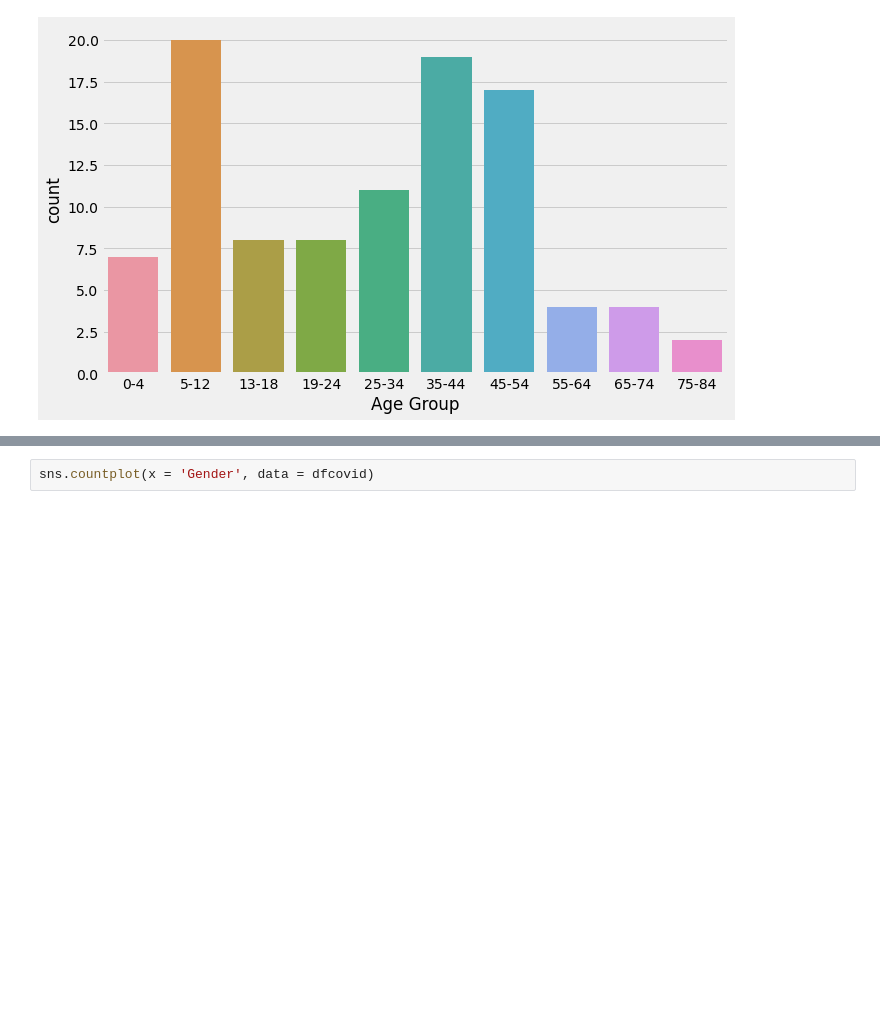
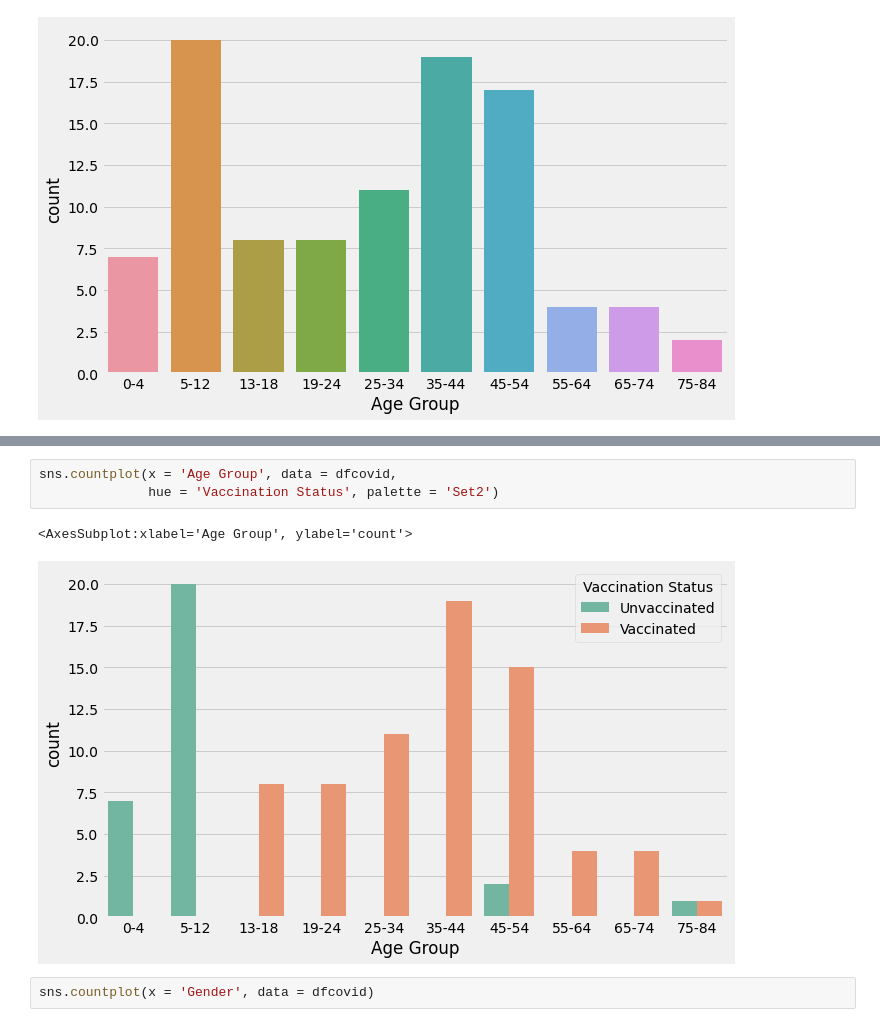
Before and after one commit to Cormac88/PDA_Project_Covid-19, a Jupyter notebook: simulated_covid_data.ipynb, the cells around one changed output, grey strips where cells are left out. Drawn from its saved outputs; the diff is of its cells as text; blank space fills up the shorter version.

```diff
--- a/simulated_covid_data.ipynb
+++ b/simulated_covid_data.ipynb
@@ -378,3 +558,9 @@ sns.countplot(x = 'Underlying Health Condition?', data = dfcovid, hue = 'Age Gro
+# %%
+sns.countplot(x = 'Age Group', data = dfcovid,
+              hue = 'Vaccination Status', palette = 'Set2')
+# %% [output]
+<AxesSubplot:xlabel='Age Group', ylabel='count'>
+[figure, added]
 # %%
 sns.countplot(x = 'Gender', data = dfcovid)
 # %% [output]
```
Also changed, not shown: parts of 22 cells of this notebook.
